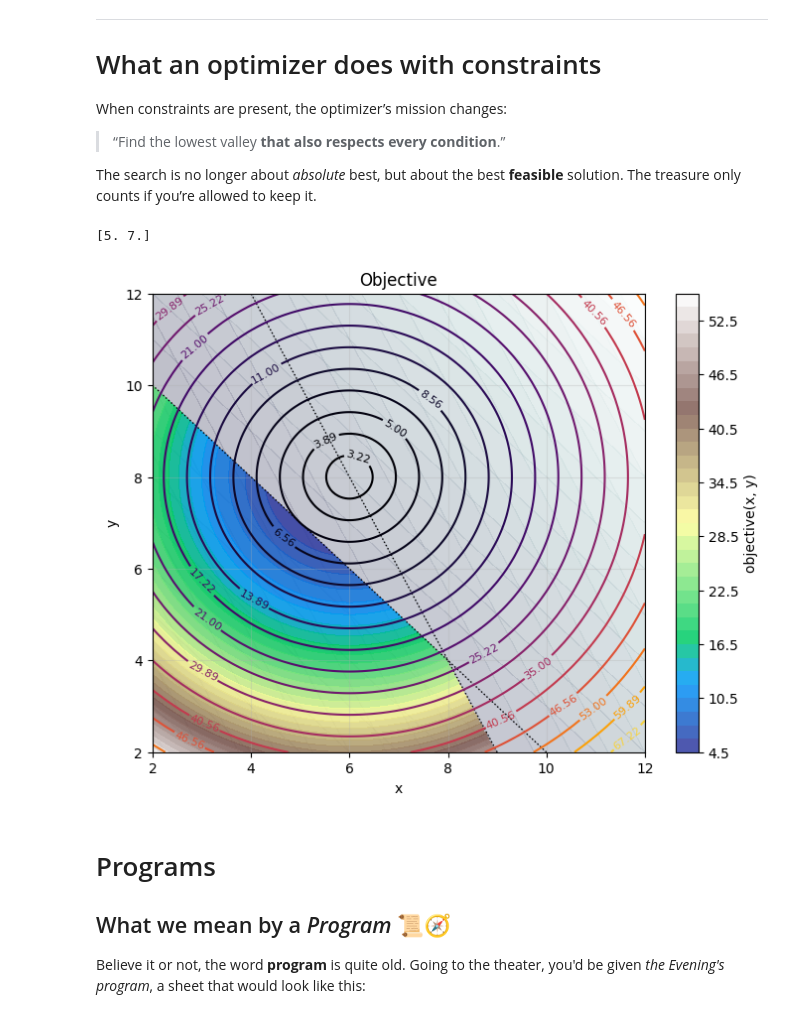
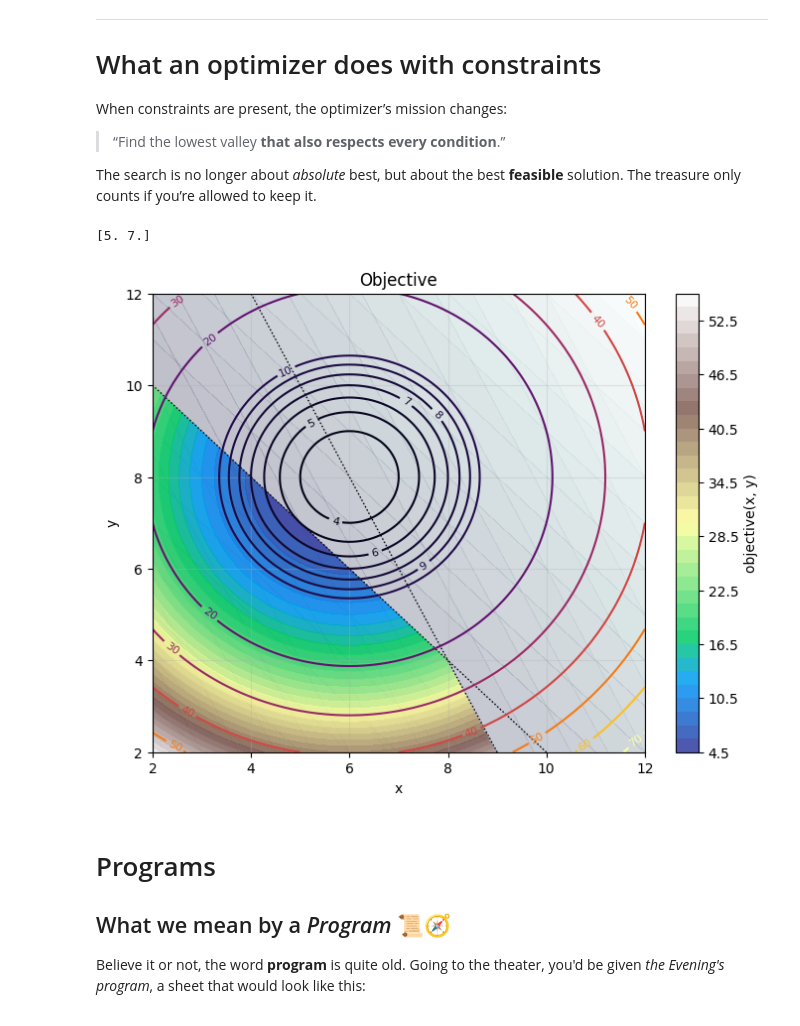
Before and after one commit to JulTob/Optimization, a Jupyter notebook: Introduction_to_Optimization.ipynb, the cells around one changed output. Drawn from its saved outputs; the diff is of its cells as text; code cells hidden in the pictures.

```diff
--- a/Introduction_to_Optimization.ipynb
+++ b/Introduction_to_Optimization.ipynb
@@ -203,7 +203,8 @@ from matplotlib.collections import LineCollection
 from matplotlib import cm, colors
 
 def plot_2D(objective, x_rank=(-5,5), y_rank=(-5,5),
-            levels=40, lines= 12, line_mode="power", power=2,
+            levels=40,
+            lines= 12,
             constraints=None,
             title = None):
     if title is None:
@@ -231,20 +232,13 @@ def plot_2D(objective, x_rank=(-5,5), y_rank=(-5,5),
     filled_levels_count = levels
     line_levels_count = lines
 
-    if line_mode == "power":
-        t = np.linspace(0, 1, line_levels_count)
-        line_levels = z_min + (t**power) * (z_max - z_min)
-
-    elif line_mode == "log":
-        delta = z_max - z_min
-        eps = delta * 1e-3
-        line_levels = z_min + np.geomspace(eps, delta, line_levels_count)
-
-    elif line_mode == "quantile":
-        line_levels = np.quantile(Z, np.linspace(0, 1, line_levels_count))
-
+    # --- Decide where to draw contour lines ---
+    if isinstance(lines, int):
+        # lines is an integer → equidistant levels
+        line_levels = np.linspace(z_min, z_max, int(lines))
     else:
-        line_levels = np.linspace(z_min, z_max, line_levels_count)  # fallback
+        # Level lines (e.g. indifference curves)
+        line_levels = np.array(lines)
 
     plt.figure(figsize=(8, 6))
 
@@ -262,7 +256,7 @@ def plot_2D(objective, x_rank=(-5,5), y_rank=(-5,5),
                 X, Y, slack,
                 levels=20, alpha=0.2,
                 cmap="bone_r"
-            )
+                )
 
             plt.contour(
                 X, Y, C,
@@ -270,11 +264,7 @@ def plot_2D(objective, x_rank=(-5,5), y_rank=(-5,5),
                 colors="black",
                 linewidths=1,
                 linestyles=":"
-            )
-
-
-
-
+                )
 
     filled = plt.contourf(
         X, Y, Z_masked,
@@ -427,35 +417,35 @@ def market_limit(b):
     maxima = 20
     return maxima - (2*b[0] + b[1]) # >= 0
 
 
 bounds = [(2, 100), (2, 100)]
 x0 = [5, 5]
 
 constraints = [
     {"type": "ineq", "fun": cargo_limit},
     {"type": "ineq", "fun": market_limit}
 
 ]
 
 result = minimize(
     objective,
     x0,
     bounds=bounds,
     constraints=constraints,
 )
 
 print(result.x)
 
 plot_2D(
     objective,
     x_rank=(2, 12),
     y_rank=(2, 12),
     constraints=[cargo_limit, market_limit],
-    lines = 19
+    lines = [1,2,3,4,5,6,7,8,9,10,20,30,40,50,60,70]
 )
 # %% [output]
 [5. 7.]
-[figure, old version]
+[figure, new version]
 # %% [markdown]
 # Programs
 
```
Also changed, not shown: parts of 8 cells of this notebook.
